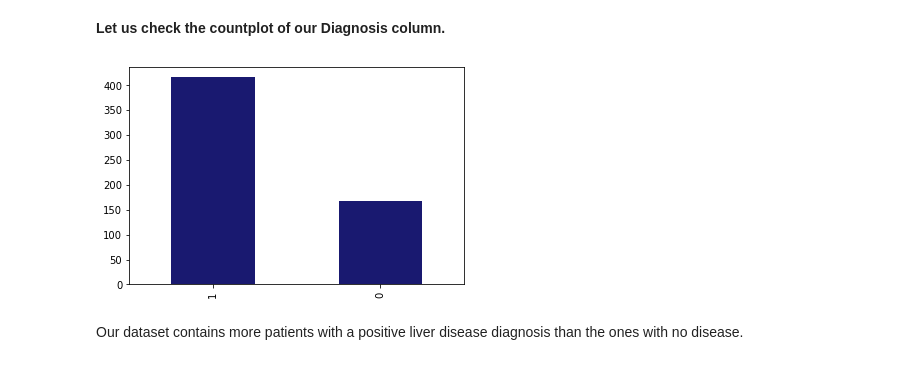
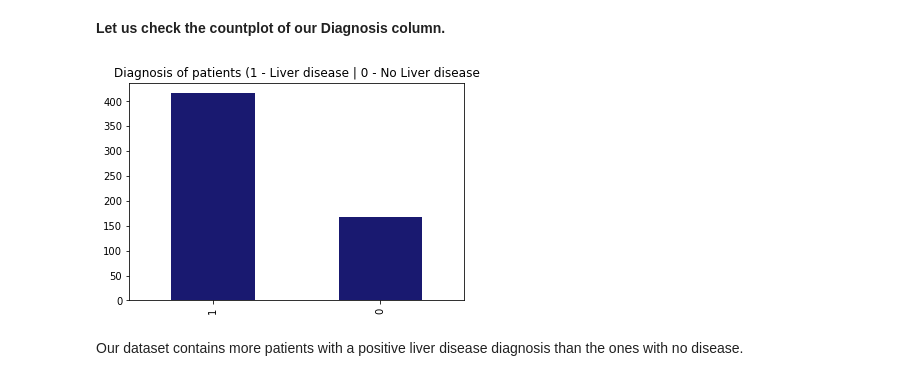
Before and after one commit to unh-projects/liver-disease-detection, a Jupyter notebook: liver-disease-EDA.ipynb, the cells around one changed output. Drawn from its saved outputs; the diff is of its cells as text; code cells hidden in the pictures.

```diff
--- a/liver-disease-EDA.ipynb
+++ b/liver-disease-EDA.ipynb
@@ -68,9 +68,10 @@ patients_data['Diagnosis'] = patients_data['Diagnosis'].apply(lambda x:1 if x==1
 # %% [markdown]
 **Let us check the countplot of our Diagnosis column.**
 # %%
-patients_data['Diagnosis'].value_counts().plot.bar(color='midnightblue');
+patients_data['Diagnosis'].value_counts().plot.bar(color='midnightblue')
+plt.title('Diagnosis of patients (1 - Liver disease | 0 - No Liver disease');
 # %% [output]
-[figure, old version]
+[figure, new version]
 # %% [markdown]
 Our dataset contains more patients with a positive liver disease diagnosis than the ones with no disease.
 # %% [markdown]
```
Also changed, not shown: parts of 3 cells of this notebook.
